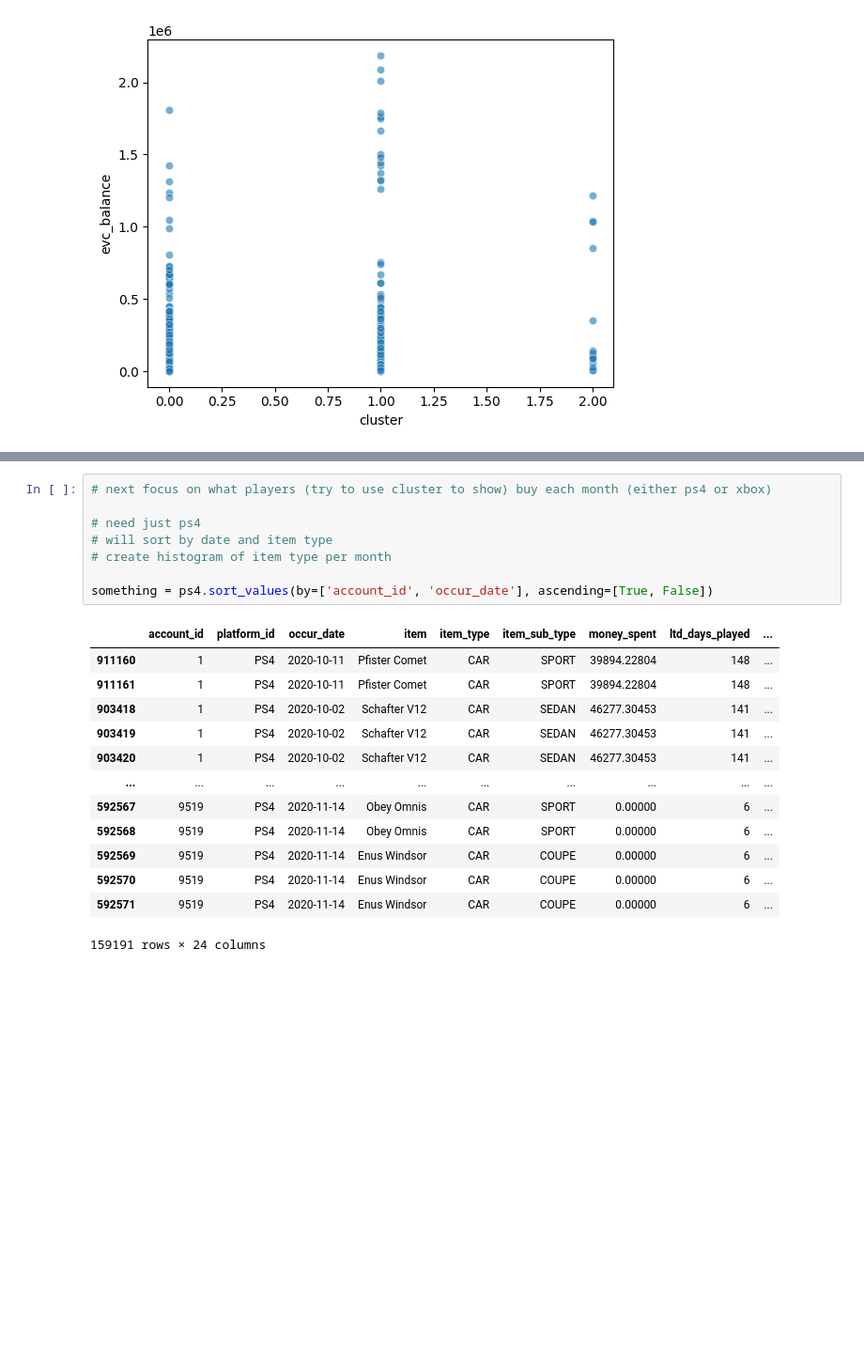
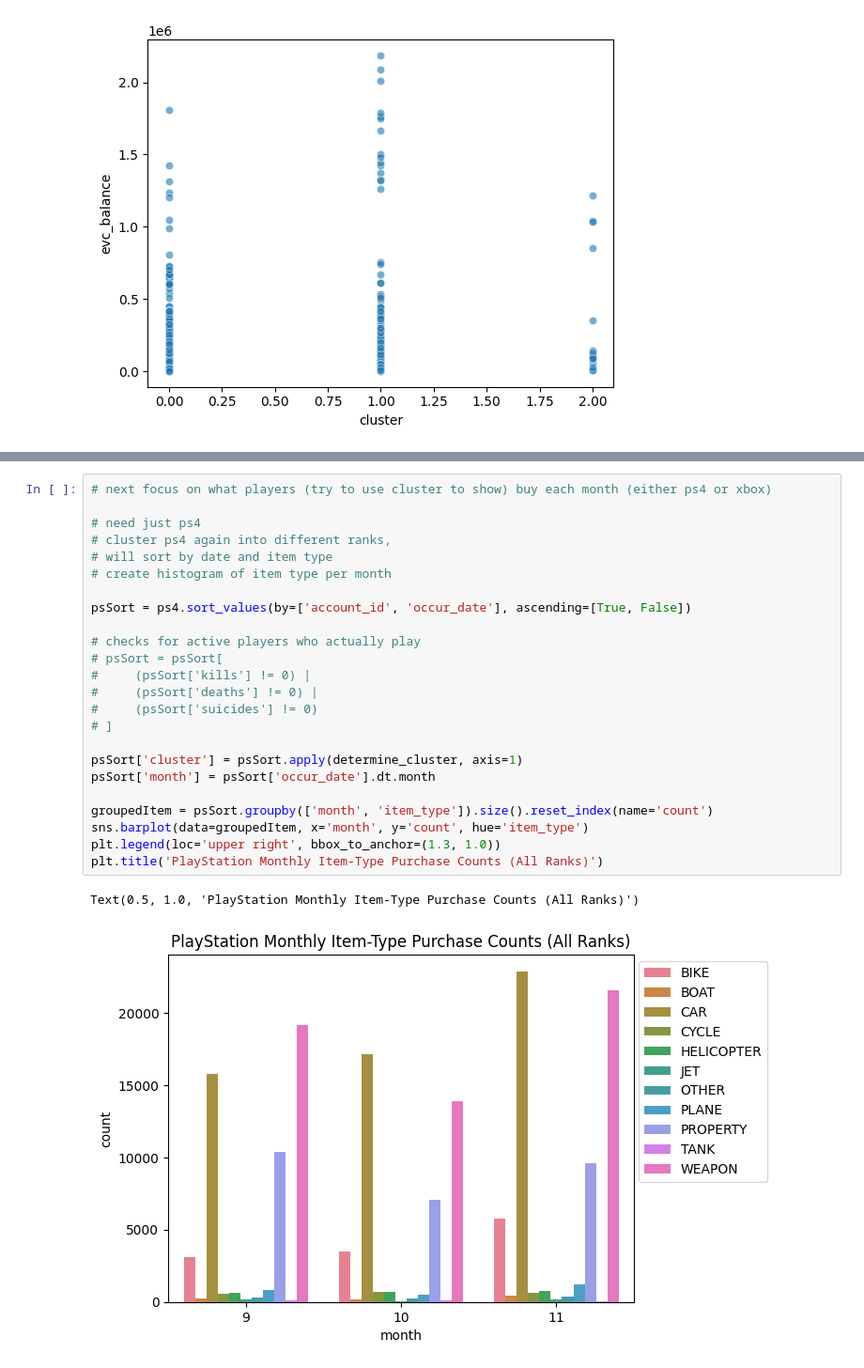
Before and after one commit to SaulTopete/gta-analysis, a Jupyter notebook: rockstar_datathon.ipynb, the cells around one changed output, grey strips where cells are left out. Shown at 94% size. Cells and saved outputs as stored; diff of their text form; blank space fills up the shorter version.

```diff
--- a/rockstar_datathon.ipynb
+++ b/rockstar_datathon.ipynb
@@ -280,22 +295,27 @@ sns.scatterplot(data=filteredMoneyX, x='cluster', y='evc_balance', alpha=0.6, co
 # %%
 # next focus on what players (try to use cluster to show) buy each month (either ps4 or xbox)
 
 # need just ps4
+# cluster ps4 again into different ranks,
 # will sort by date and item type
 # create histogram of item type per month
 
-something = ps4.sort_values(by=['account_id', 'occur_date'], ascending=[True, False])
+psSort = ps4.sort_values(by=['account_id', 'occur_date'], ascending=[True, False])
+
+# checks for active players who actually play
+# psSort = psSort[
+#     (psSort['kills'] != 0) |
+#     (psSort['deaths'] != 0) |
+#     (psSort['suicides'] != 0)
+# ]
+
+psSort['cluster'] = psSort.apply(determine_cluster, axis=1)
+psSort['month'] = psSort['occur_date'].dt.month
+
+groupedItem = psSort.groupby(['month', 'item_type']).size().reset_index(name='count')
+sns.barplot(data=groupedItem, x='month', y='count', hue='item_type')
+plt.legend(loc='upper right', bbox_to_anchor=(1.3, 1.0))
+plt.title('PlayStation Monthly Item-Type Purchase Counts (All Ranks)')
 # %% [output]
-|  | account_id | platform_id | occur_date | item | item_type | item_sub_type | money_spent | ltd_days_played | ... |
-| 911160 | 1 | PS4 | 2020-10-11 | Pfister Comet | CAR | SPORT | 39894.22804 | 148 | ... |
-| 911161 | 1 | PS4 | 2020-10-11 | Pfister Comet | CAR | SPORT | 39894.22804 | 148 | ... |
-| 903418 | 1 | PS4 | 2020-10-02 | Schafter V12 | CAR | SEDAN | 46277.30453 | 141 | ... |
-| 903419 | 1 | PS4 | 2020-10-02 | Schafter V12 | CAR | SEDAN | 46277.30453 | 141 | ... |
-| 903420 | 1 | PS4 | 2020-10-02 | Schafter V12 | CAR | SEDAN | 46277.30453 | 141 | ... |
-| ... | ... | ... | ... | ... | ... | ... | ... | ... | ... |
-| 592567 | 9519 | PS4 | 2020-11-14 | Obey Omnis | CAR | SPORT | 0.00000 | 6 | ... |
-| 592568 | 9519 | PS4 | 2020-11-14 | Obey Omnis | CAR | SPORT | 0.00000 | 6 | ... |
-| 592569 | 9519 | PS4 | 2020-11-14 | Enus Windsor | CAR | COUPE | 0.00000 | 6 | ... |
-| 592570 | 9519 | PS4 | 2020-11-14 | Enus Windsor | CAR | COUPE | 0.00000 | 6 | ... |
-| 592571 | 9519 | PS4 | 2020-11-14 | Enus Windsor | CAR | COUPE | 0.00000 | 6 | ... |
-159191 rows × 24 columns
+Text(0.5, 1.0, 'PlayStation Monthly Item-Type Purchase Counts (All Ranks)')
+[figure, added]
```
Also changed, not shown: parts of 17 cells of this notebook.
